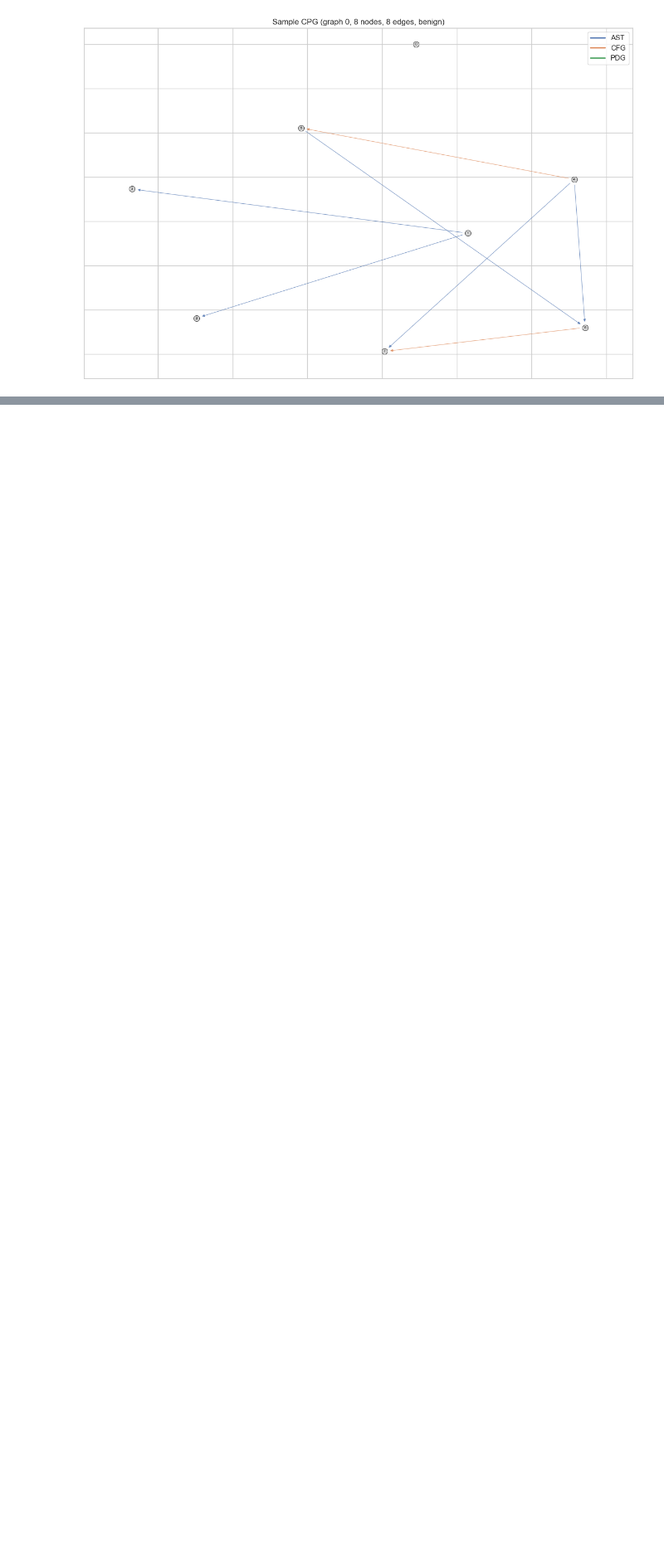
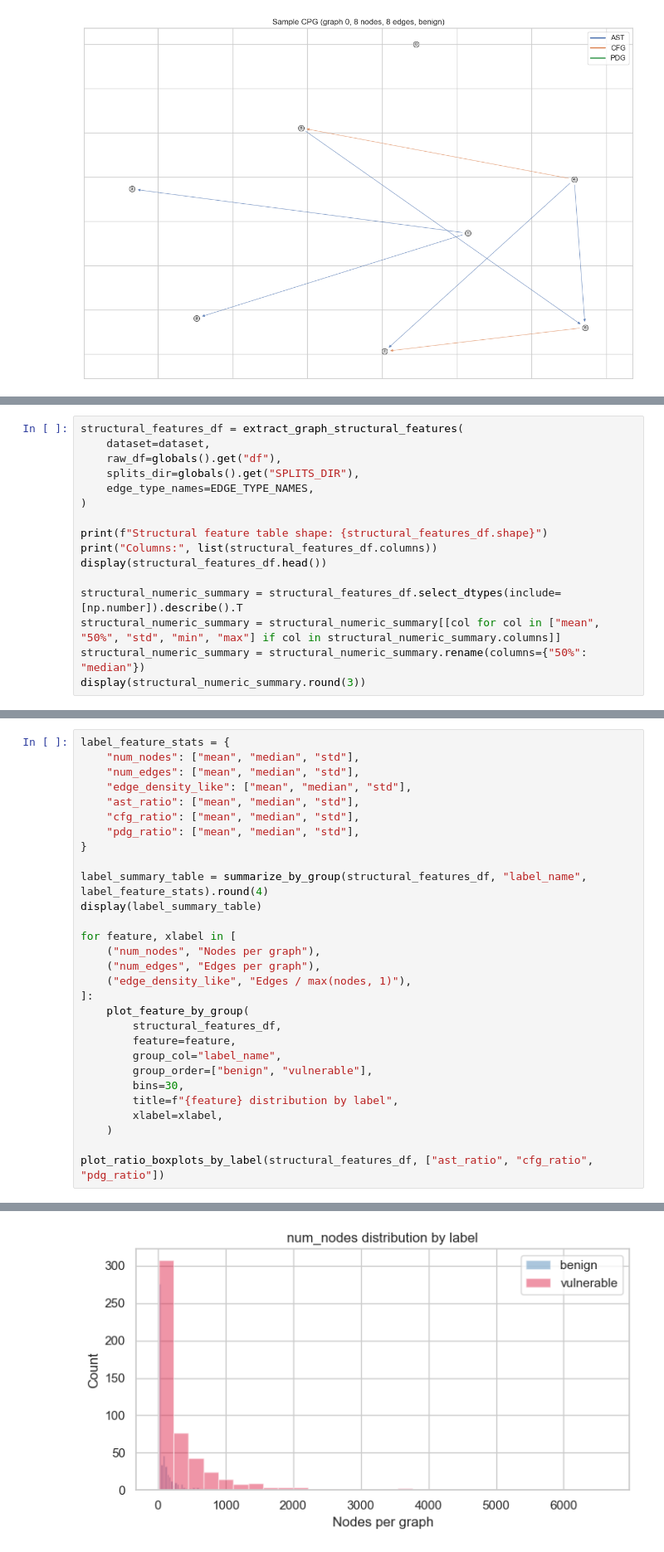
Before and after one commit to noamdwc/graph-vul, a Jupyter notebook: notebooks/eda.ipynb, the cells around one changed output, grey strips where cells are left out. Shown at 83% size. Cells and saved outputs as stored; diff of their text form; blank space fills up the shorter version.

```diff
--- a/notebooks/eda.ipynb
+++ b/notebooks/eda.ipynb
@@ -313,0 +694,16 @@ plt.show()
+# %%
+structural_features_df = extract_graph_structural_features(
+    dataset=dataset,
+    raw_df=globals().get("df"),
+    splits_dir=globals().get("SPLITS_DIR"),
+    edge_type_names=EDGE_TYPE_NAMES,
+)
+
+print(f"Structural feature table shape: {structural_features_df.shape}")
+print("Columns:", list(structural_features_df.columns))
+display(structural_features_df.head())
+
+structural_numeric_summary = structural_features_df.select_dtypes(include=[np.number]).describe().T
+structural_numeric_summary = structural_numeric_summary[[col for col in ["mean", "50%", "std", "min", "max"] if col in structural_numeric_summary.columns]]
+structural_numeric_summary = structural_numeric_summary.rename(columns={"50%": "median"})
+display(structural_numeric_summary.round(3))
@@ -313,0 +747,30 @@ plt.show()
+# %%
+label_feature_stats = {
+    "num_nodes": ["mean", "median", "std"],
+    "num_edges": ["mean", "median", "std"],
+    "edge_density_like": ["mean", "median", "std"],
+    "ast_ratio": ["mean", "median", "std"],
+    "cfg_ratio": ["mean", "median", "std"],
+    "pdg_ratio": ["mean", "median", "std"],
+}
+
+label_summary_table = summarize_by_group(structural_features_df, "label_name", label_feature_stats).round(4)
+display(label_summary_table)
+
+for feature, xlabel in [
+    ("num_nodes", "Nodes per graph"),
+    ("num_edges", "Edges per graph"),
+    ("edge_density_like", "Edges / max(nodes, 1)"),
+]:
+    plot_feature_by_group(
+        structural_features_df,
+        feature=feature,
+        group_col="label_name",
+        group_order=["benign", "vulnerable"],
+        bins=30,
+        title=f"{feature} distribution by label",
+        xlabel=xlabel,
+    )
+
+plot_ratio_boxplots_by_label(structural_features_df, ["ast_ratio", "cfg_ratio", "pdg_ratio"])
+# %% [output]
@@ -313,0 +780 @@ plt.show()
+[figure, added]
```
Also changed, not shown: parts of 16 cells of this notebook, 11 other files.
